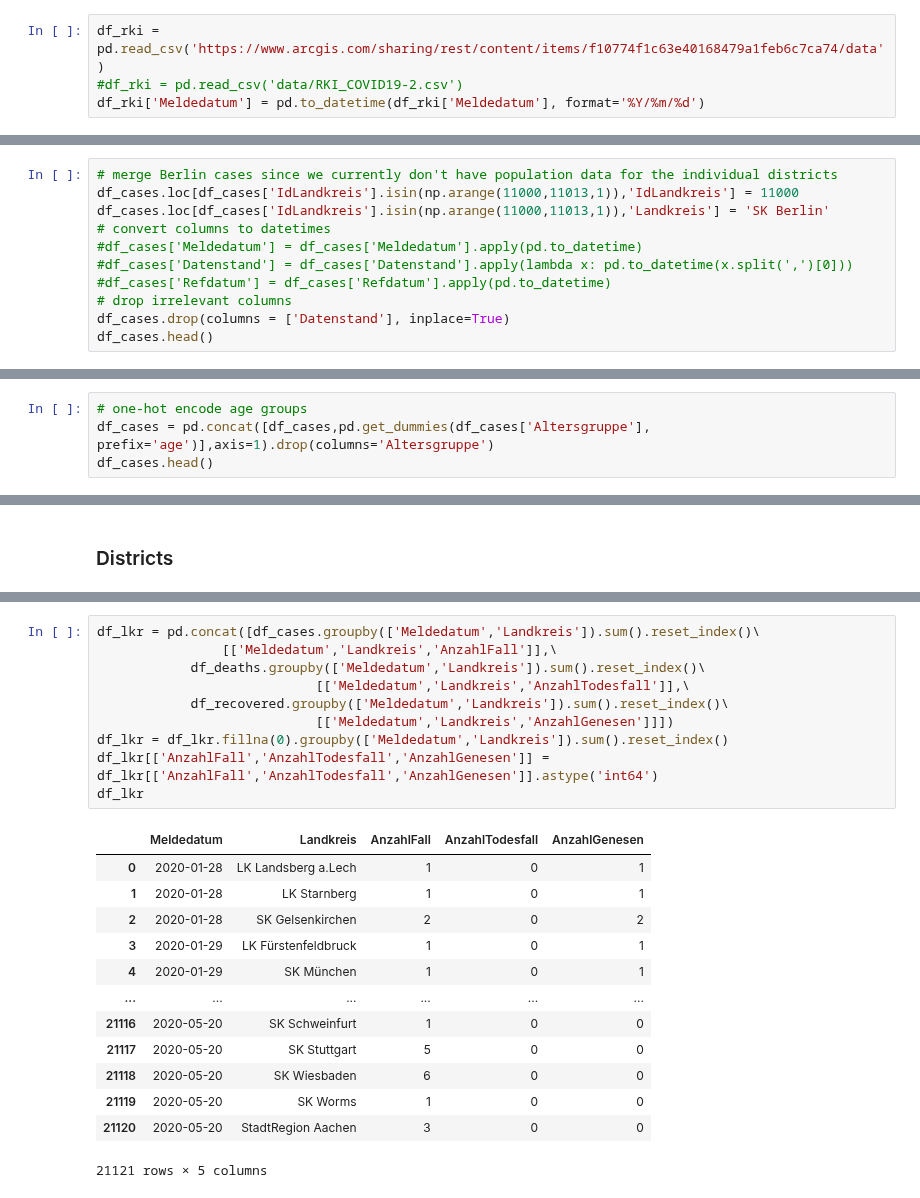
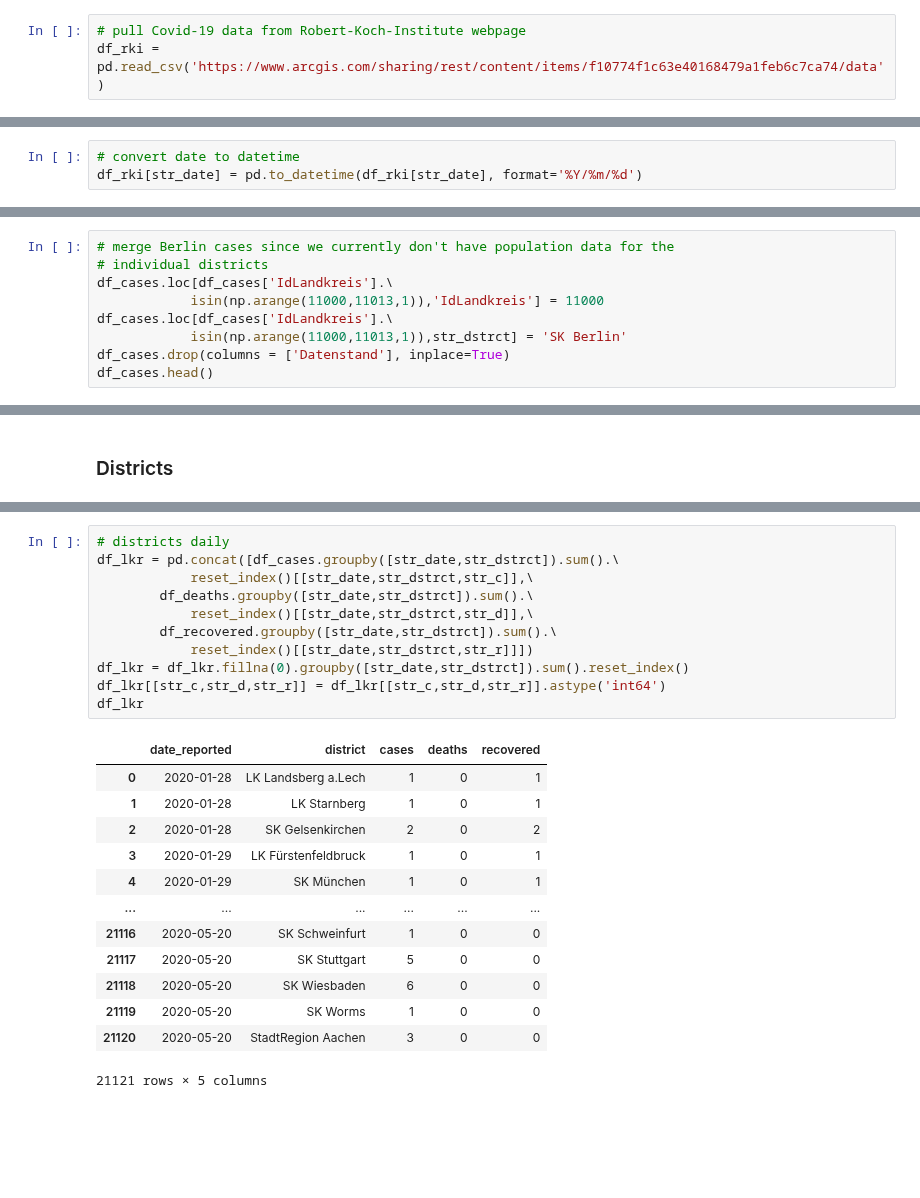
Before and after one commit to larpal/DSND_capstone, a Jupyter notebook: ETL.ipynb, the cells around one changed output, grey strips where cells are left out. Drawn from its saved outputs; the diff is of its cells as text; blank space fills up the shorter version.

```diff
--- a/ETL.ipynb
+++ b/ETL.ipynb
@@ -9,5 +15,4 @@ Get covid cases data in germany.
 Data is taken from here: https://www.arcgis.com/home/item.html?id=f10774f1c63e40168479a1feb6c7ca74
 # %%
+# pull Covid-19 data from Robert-Koch-Institute webpage
 df_rki = pd.read_csv('https://www.arcgis.com/sharing/rest/content/items/f10774f1c63e40168479a1feb6c7ca74/data')
-#df_rki = pd.read_csv('data/RKI_COVID19-2.csv')
-df_rki['Meldedatum'] = pd.to_datetime(df_rki['Meldedatum'], format='%Y/%m/%d')
@@ -13,0 +27,3 @@ df_rki['Meldedatum'] = pd.to_datetime(df_rki['Meldedatum'], format='%Y/%m/%d')
+# %%
+# convert date to datetime
+df_rki[str_date] = pd.to_datetime(df_rki[str_date], format='%Y/%m/%d')
@@ -58,14 +112,12 @@ Data cleaining:
 - drop column `Altersgruppe2` since this is not published any more.
 - drop column `Datenstand` as this is always the current date
 # %%
-# merge Berlin cases since we currently don't have population data for the individual districts
-df_cases.loc[df_cases['IdLandkreis'].isin(np.arange(11000,11013,1)),'IdLandkreis'] = 11000
-df_cases.loc[df_cases['IdLandkreis'].isin(np.arange(11000,11013,1)),'Landkreis'] = 'SK Berlin'
-# convert columns to datetimes
-#df_cases['Meldedatum'] = df_cases['Meldedatum'].apply(pd.to_datetime)
-#df_cases['Datenstand'] = df_cases['Datenstand'].apply(lambda x: pd.to_datetime(x.split(',')[0]))
-#df_cases['Refdatum'] = df_cases['Refdatum'].apply(pd.to_datetime)
-# drop irrelevant columns
+# merge Berlin cases since we currently don't have population data for the
+# individual districts
+df_cases.loc[df_cases['IdLandkreis'].\
+            isin(np.arange(11000,11013,1)),'IdLandkreis'] = 11000
+df_cases.loc[df_cases['IdLandkreis'].\
+            isin(np.arange(11000,11013,1)),str_dstrct] = 'SK Berlin'
 df_cases.drop(columns = ['Datenstand'], inplace=True)
 df_cases.head()
 # %% [output]
@@ -75,7 +127,3 @@ df_cases.head()
 | 2 | 8249442 | 1 | Schleswig-Holstein | SK Flensburg | A15-A34 | M | 1 | 2020-03-19 | ... |
 | 3 | 8249443 | 1 | Schleswig-Holstein | SK Flensburg | A15-A34 | M | 1 | 2020-03-21 | ... |
 | 4 | 8249444 | 1 | Schleswig-Holstein | SK Flensburg | A15-A34 | M | 1 | 2020-03-27 | ... |
-# %%
-# one-hot encode age groups
-df_cases = pd.concat([df_cases,pd.get_dummies(df_cases['Altersgruppe'], prefix='age')],axis=1).drop(columns='Altersgruppe')
-df_cases.head()
@@ -397,15 +414,16 @@ df_recovered.groupby(['Meldedatum','Landkreis']).sum().reset_index()
 # %%
-df_lkr = pd.concat([df_cases.groupby(['Meldedatum','Landkreis']).sum().reset_index()\
-                [['Meldedatum','Landkreis','AnzahlFall']],\
-            df_deaths.groupby(['Meldedatum','Landkreis']).sum().reset_index()\
-                            [['Meldedatum','Landkreis','AnzahlTodesfall']],\
-            df_recovered.groupby(['Meldedatum','Landkreis']).sum().reset_index()\
-                            [['Meldedatum','Landkreis','AnzahlGenesen']]])
-df_lkr = df_lkr.fillna(0).groupby(['Meldedatum','Landkreis']).sum().reset_index()
-df_lkr[['AnzahlFall','AnzahlTodesfall','AnzahlGenesen']] = df_lkr[['AnzahlFall','AnzahlTodesfall','AnzahlGenesen']].astype('int64')
+# districts daily
+df_lkr = pd.concat([df_cases.groupby([str_date,str_dstrct]).sum().\
+            reset_index()[[str_date,str_dstrct,str_c]],\
+        df_deaths.groupby([str_date,str_dstrct]).sum().\
+            reset_index()[[str_date,str_dstrct,str_d]],\
+        df_recovered.groupby([str_date,str_dstrct]).sum().\
+            reset_index()[[str_date,str_dstrct,str_r]]])
+df_lkr = df_lkr.fillna(0).groupby([str_date,str_dstrct]).sum().reset_index()
+df_lkr[[str_c,str_d,str_r]] = df_lkr[[str_c,str_d,str_r]].astype('int64')
 df_lkr
 # %% [output]
-|  | Meldedatum | Landkreis | AnzahlFall | AnzahlTodesfall | AnzahlGenesen |
+|  | date_reported | district | cases | deaths | recovered |
 | 0 | 2020-01-28 | LK Landsberg a.Lech | 1 | 0 | 1 |
 | 1 | 2020-01-28 | LK Starnberg | 1 | 0 | 1 |
 | 2 | 2020-01-28 | SK Gelsenkirchen | 2 | 0 | 2 |
```
Also changed, not shown: parts of 76 cells of this notebook.
